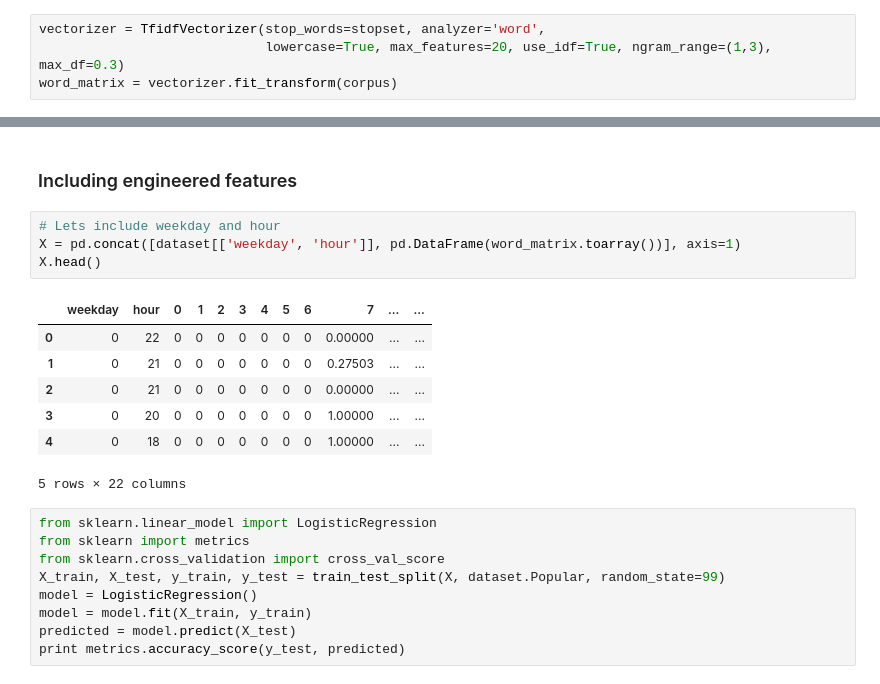
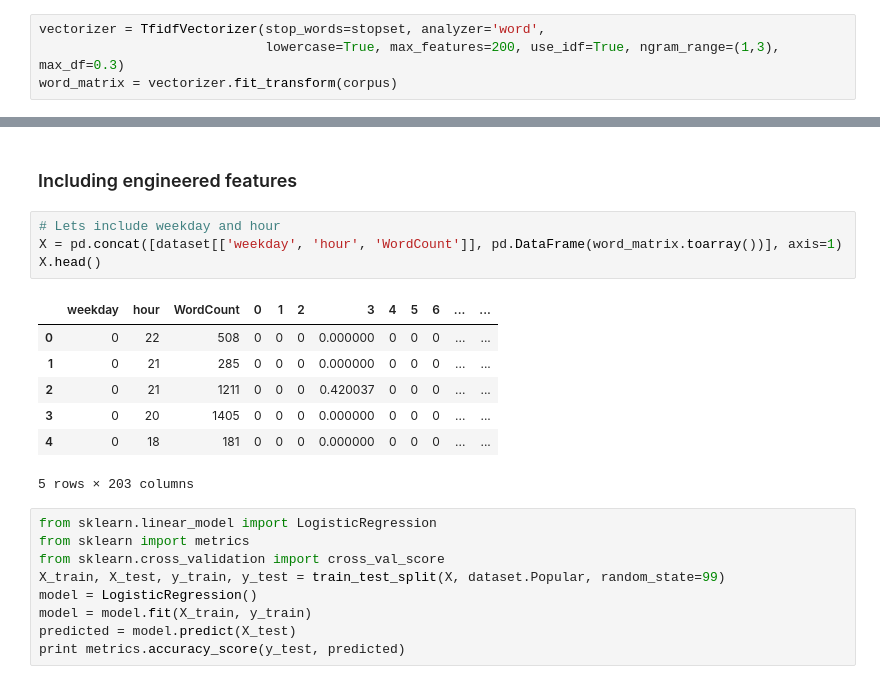
Before and after one commit to mapfumo/nytimes_bog_popularity, a Jupyter notebook: ipython_notebook.ipynb, the cells around one changed output, grey strips where cells are left out. Drawn from its saved outputs; the diff is of its cells as text.

Commit message:
Updated Logistic Model features (WordCount)

```diff
--- a/ipython_notebook.ipynb
+++ b/ipython_notebook.ipynb
@@ -153,7 +153,7 @@ corpus.head()
 Name: all_text, dtype: object
 # %%
 vectorizer = TfidfVectorizer(stop_words=stopset, analyzer='word',
-                             lowercase=True, max_features=20, use_idf=True, ngram_range=(1,3), max_df=0.3)
+                             lowercase=True, max_features=200, use_idf=True, ngram_range=(1,3), max_df=0.3)
 word_matrix = vectorizer.fit_transform(corpus)
 # %%
 word_matrix[0]
@@ -204,16 +231,16 @@ print metrics.accuracy_score(y_test, predicted)
 ### Including engineered features
 # %%
 # Lets include weekday and hour
-X = pd.concat([dataset[['weekday', 'hour']], pd.DataFrame(word_matrix.toarray())], axis=1)
+X = pd.concat([dataset[['weekday', 'hour', 'WordCount']], pd.DataFrame(word_matrix.toarray())], axis=1)
 X.head()
 # %% [output]
-|  | weekday | hour | 0 | 1 | 2 | 3 | 4 | 5 | 6 | 7 | ... | ... |
-| 0 | 0 | 22 | 0 | 0 | 0 | 0 | 0 | 0 | 0 | 0.00000 | ... | ... |
-| 1 | 0 | 21 | 0 | 0 | 0 | 0 | 0 | 0 | 0 | 0.27503 | ... | ... |
-| 2 | 0 | 21 | 0 | 0 | 0 | 0 | 0 | 0 | 0 | 0.00000 | ... | ... |
-| 3 | 0 | 20 | 0 | 0 | 0 | 0 | 0 | 0 | 0 | 1.00000 | ... | ... |
-| 4 | 0 | 18 | 0 | 0 | 0 | 0 | 0 | 0 | 0 | 1.00000 | ... | ... |
+|  | weekday | hour | WordCount | 0 | 1 | 2 | 3 | 4 | 5 | 6 | ... | ... |
+| 0 | 0 | 22 | 508 | 0 | 0 | 0 | 0.000000 | 0 | 0 | 0 | ... | ... |
+| 1 | 0 | 21 | 285 | 0 | 0 | 0 | 0.000000 | 0 | 0 | 0 | ... | ... |
+| 2 | 0 | 21 | 1211 | 0 | 0 | 0 | 0.420037 | 0 | 0 | 0 | ... | ... |
+| 3 | 0 | 20 | 1405 | 0 | 0 | 0 | 0.000000 | 0 | 0 | 0 | ... | ... |
+| 4 | 0 | 18 | 181 | 0 | 0 | 0 | 0.000000 | 0 | 0 | 0 | ... | ... |
-5 rows × 22 columns
+5 rows × 203 columns
 # %%
 from sklearn.linear_model import LogisticRegression
 from sklearn import metrics
```
Also changed, not shown: parts of 12 cells of this notebook.
